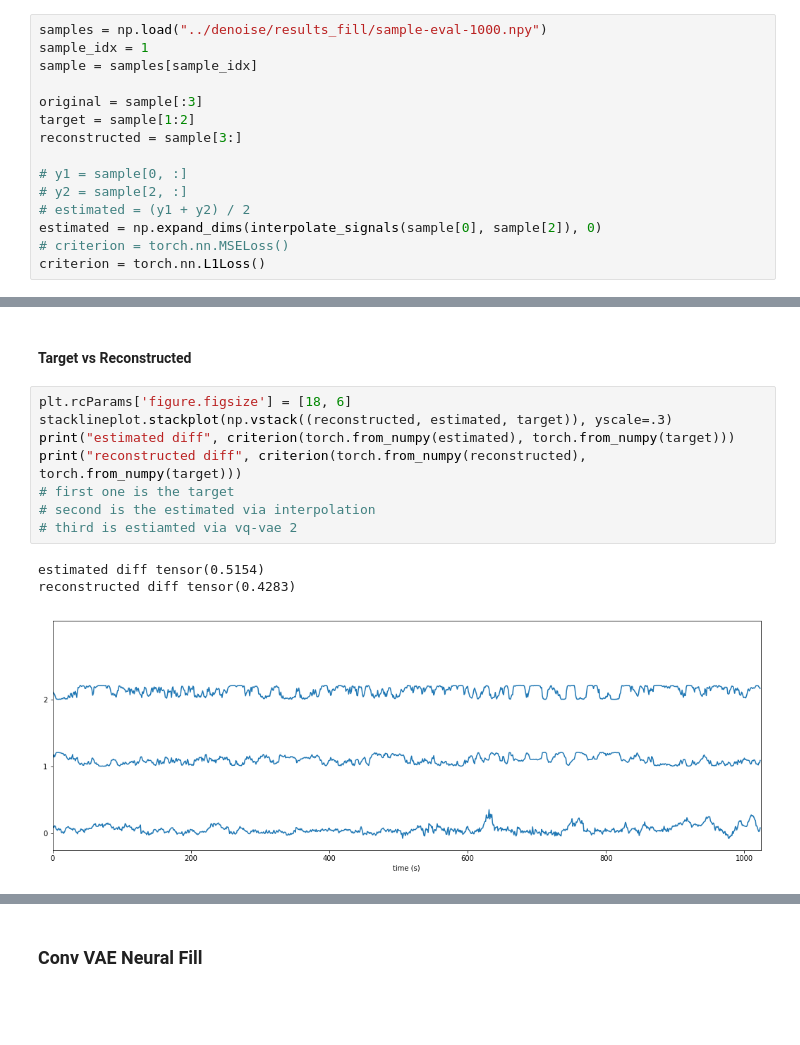
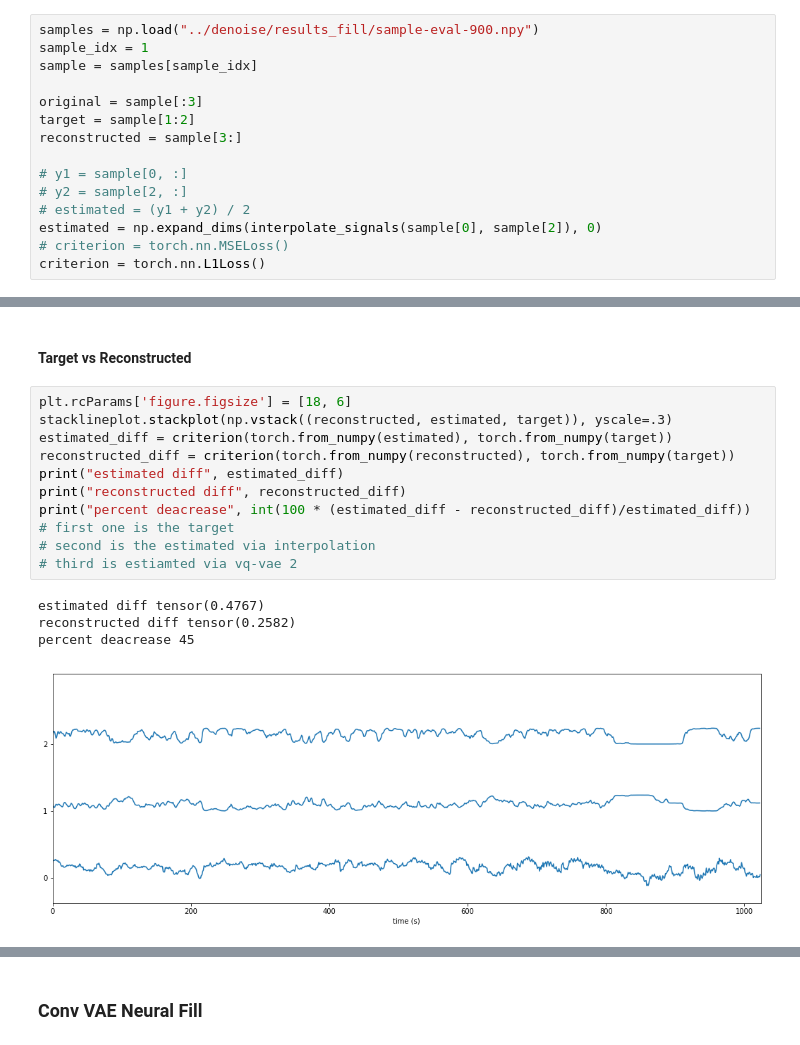
Before and after one commit to DanielLongo/NeuralFill, a Jupyter notebook: visualize/plot_fill_1c.ipynb, the cells around one changed output, grey strips where cells are left out. Saved outputs shown, nothing was run; the diff lists cells and outputs as text; blank space fills up the shorter version.

```diff
--- a/visualize/plot_fill_1c.ipynb
+++ b/visualize/plot_fill_1c.ipynb
@@ -11,7 +23,7 @@ from utils import reduce_channel_batch, interpolate_signals
 # %% [markdown]
 ### VQVAE 2 Fill
 # %%
-samples = np.load("../denoise/results_fill/sample-eval-1000.npy")
+samples = np.load("../denoise/results_fill/sample-eval-900.npy")
 sample_idx = 1
 sample = samples[sample_idx]
 
@@ -37,12 +55,16 @@ stacklineplot.stackplot(original, yscale=.3)
 # %%
 plt.rcParams['figure.figsize'] = [18, 6]
 stacklineplot.stackplot(np.vstack((reconstructed, estimated, target)), yscale=.3)
-print("estimated diff", criterion(torch.from_numpy(estimated), torch.from_numpy(target)))
-print("reconstructed diff", criterion(torch.from_numpy(reconstructed), torch.from_numpy(target)))
+estimated_diff = criterion(torch.from_numpy(estimated), torch.from_numpy(target))
+reconstructed_diff = criterion(torch.from_numpy(reconstructed), torch.from_numpy(target))
+print("estimated diff", estimated_diff)
+print("reconstructed diff", reconstructed_diff)
+print("percent deacrease", int(100 * (estimated_diff - reconstructed_diff)/estimated_diff))
 # first one is the target
 # second is the estimated via interpolation
 # third is estiamted via vq-vae 2
 # %% [output]
-estimated diff tensor(0.5154)
-reconstructed diff tensor(0.4283)
+estimated diff tensor(0.4767)
+reconstructed diff tensor(0.2582)
+percent deacrease 45
-[figure, old version]
+[figure, new version]
```
Also changed, not shown: parts of 10 cells of this notebook, 5 other files.
